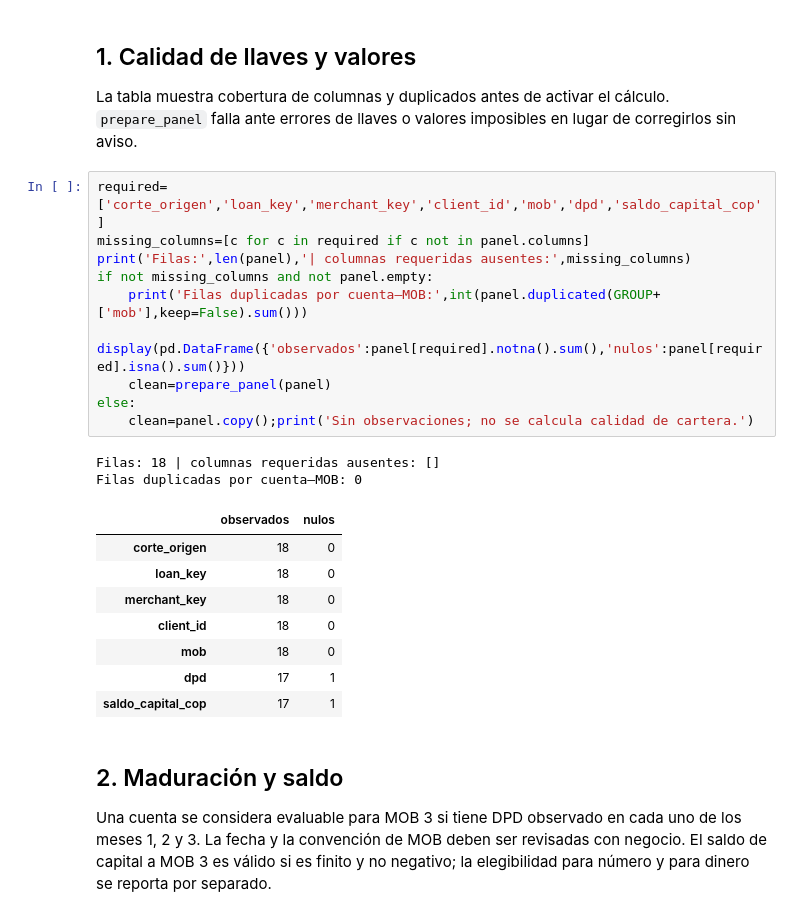
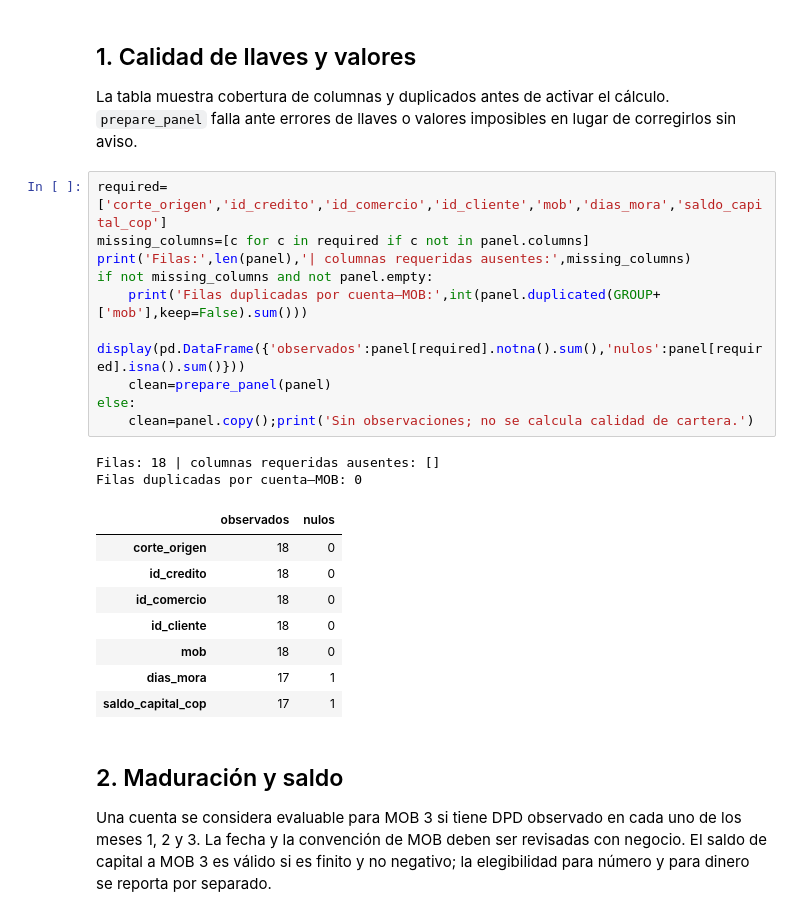
Before and after one commit to Jose85100/Portafolio, a Jupyter notebook: 03-financial-risk/01-credit-risk/credit-vintage-snapshot-lab/01_calidad_y_modelo_datos.ipynb, the cells around one changed output. Saved outputs shown, nothing was run; the diff lists cells and outputs as text.

```diff
--- a/03-financial-risk/01-credit-risk/credit-vintage-snapshot-lab/01_calidad_y_modelo_datos.ipynb
+++ b/03-financial-risk/01-credit-risk/credit-vintage-snapshot-lab/01_calidad_y_modelo_datos.ipynb
@@ -35,25 +35,25 @@ MODO: DEMOSTRACION — datos ficticios, no cartera real
 
 La tabla muestra cobertura de columnas y duplicados antes de activar el cálculo. `prepare_panel` falla ante errores de llaves o valores imposibles en lugar de corregirlos sin aviso.
 # %%
-required=['corte_origen','loan_key','merchant_key','client_id','mob','dpd','saldo_capital_cop']
+required=['corte_origen','id_credito','id_comercio','id_cliente','mob','dias_mora','saldo_capital_cop']
 missing_columns=[c for c in required if c not in panel.columns]
 print('Filas:',len(panel),'| columnas requeridas ausentes:',missing_columns)
 if not missing_columns and not panel.empty:
     print('Filas duplicadas por cuenta–MOB:',int(panel.duplicated(GROUP+['mob'],keep=False).sum()))
     display(pd.DataFrame({'observados':panel[required].notna().sum(),'nulos':panel[required].isna().sum()}))
     clean=prepare_panel(panel)
 else:
     clean=panel.copy();print('Sin observaciones; no se calcula calidad de cartera.')
 # %% [output]
 Filas: 18 | columnas requeridas ausentes: []
 Filas duplicadas por cuenta–MOB: 0
 |  | observados | nulos |
 | corte_origen | 18 | 0 |
-| loan_key | 18 | 0 |
-| merchant_key | 18 | 0 |
-| client_id | 18 | 0 |
+| id_credito | 18 | 0 |
+| id_comercio | 18 | 0 |
+| id_cliente | 18 | 0 |
 | mob | 18 | 0 |
-| dpd | 17 | 1 |
+| dias_mora | 17 | 1 |
 | saldo_capital_cop | 17 | 1 |
 # %% [markdown]
 ## 2. Maduración y saldo
```
Also changed, not shown: parts of 3 cells of this notebook, 22 other files.
